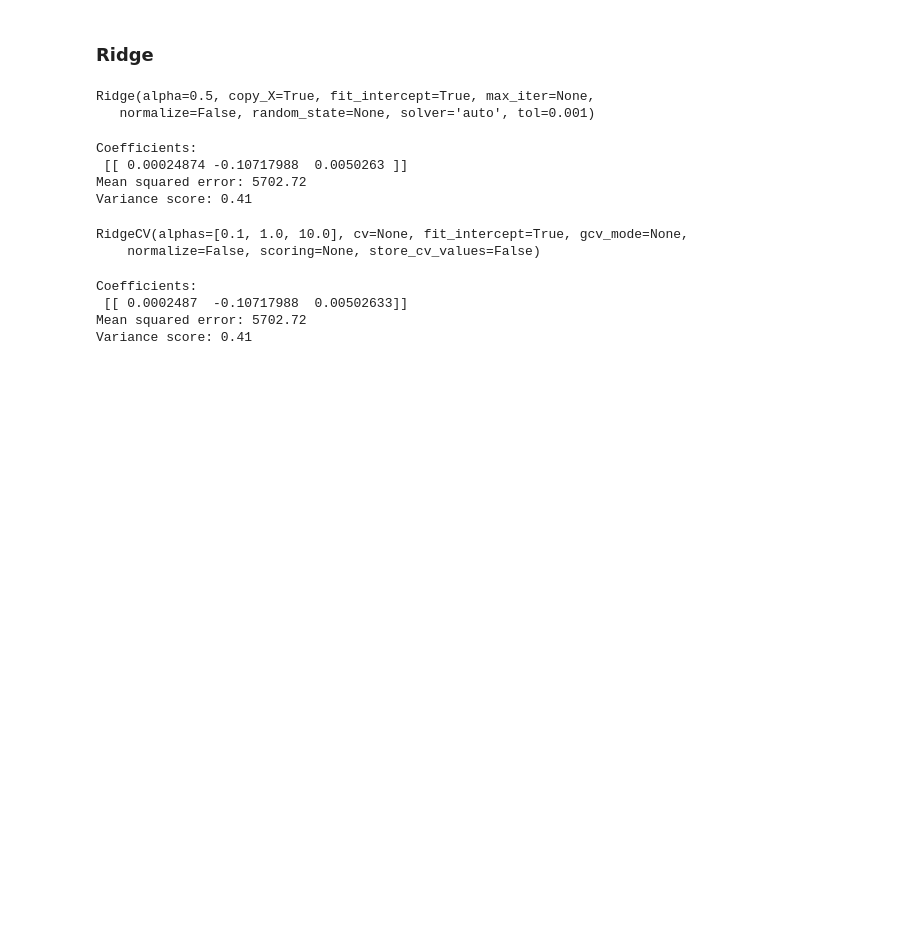
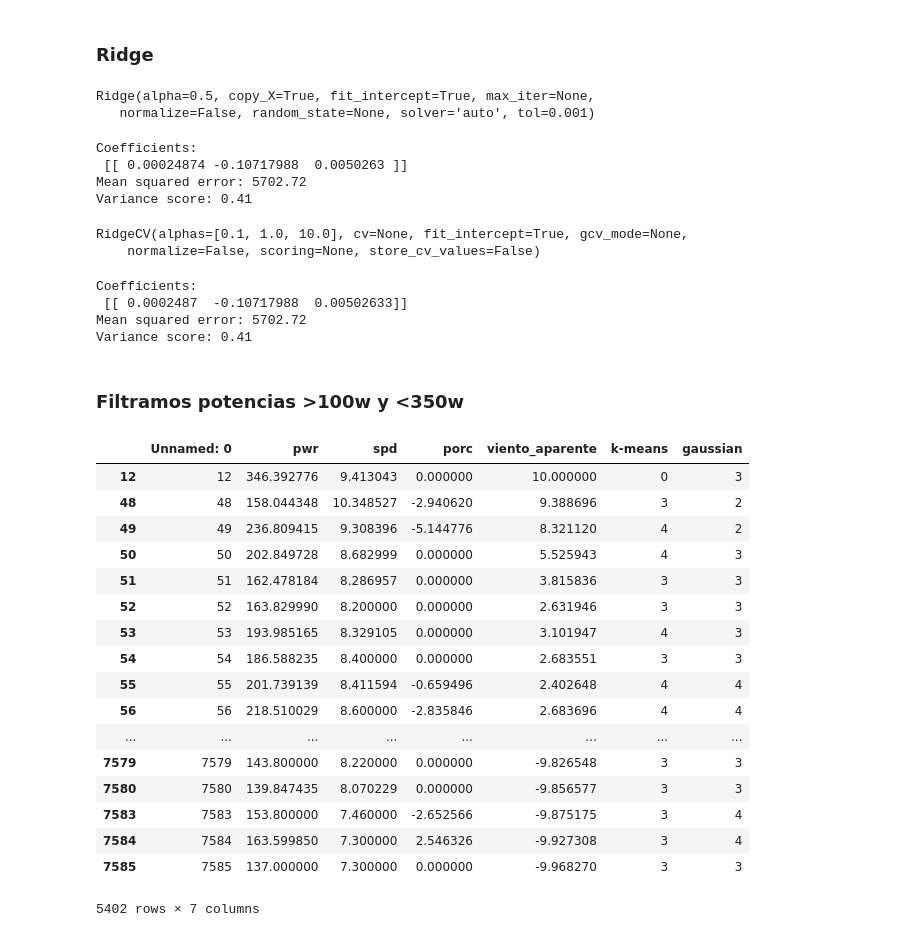
Before and after one commit to davidchepe/IM_KS, a Jupyter notebook: Machine Learning/Regression.ipynb, the cells around one changed output. Saved outputs shown, nothing was run; the diff lists cells and outputs as text; code cells hidden in the pictures; blank space fills up the shorter version.

```diff
--- a/Machine Learning/Regression.ipynb
+++ b/Machine Learning/Regression.ipynb
@@ -244,0 +247,2 @@ Variance score: 0.41
+# %% [markdown]
+### Filtramos potencias >100w y <350w
@@ -244,0 +251,21 @@ Variance score: 0.41
+# %%
+df_lm2
+# %% [output]
+|  | Unnamed: 0 | pwr | spd | porc | viento_aparente | k-means | gaussian |
+| 12 | 12 | 346.392776 | 9.413043 | 0.000000 | 10.000000 | 0 | 3 |
+| 48 | 48 | 158.044348 | 10.348527 | -2.940620 | 9.388696 | 3 | 2 |
+| 49 | 49 | 236.809415 | 9.308396 | -5.144776 | 8.321120 | 4 | 2 |
+| 50 | 50 | 202.849728 | 8.682999 | 0.000000 | 5.525943 | 4 | 3 |
+| 51 | 51 | 162.478184 | 8.286957 | 0.000000 | 3.815836 | 3 | 3 |
+| 52 | 52 | 163.829990 | 8.200000 | 0.000000 | 2.631946 | 3 | 3 |
+| 53 | 53 | 193.985165 | 8.329105 | 0.000000 | 3.101947 | 4 | 3 |
+| 54 | 54 | 186.588235 | 8.400000 | 0.000000 | 2.683551 | 3 | 3 |
+| 55 | 55 | 201.739139 | 8.411594 | -0.659496 | 2.402648 | 4 | 4 |
+| 56 | 56 | 218.510029 | 8.600000 | -2.835846 | 2.683696 | 4 | 4 |
+| ... | ... | ... | ... | ... | ... | ... | ... |
+| 7579 | 7579 | 143.800000 | 8.220000 | 0.000000 | -9.826548 | 3 | 3 |
+| 7580 | 7580 | 139.847435 | 8.070229 | 0.000000 | -9.856577 | 3 | 3 |
+| 7583 | 7583 | 153.800000 | 7.460000 | -2.652566 | -9.875175 | 3 | 4 |
+| 7584 | 7584 | 163.599850 | 7.300000 | 2.546326 | -9.927308 | 3 | 4 |
+| 7585 | 7585 | 137.000000 | 7.300000 | 0.000000 | -9.968270 | 3 | 3 |
+5402 rows × 7 columns
```
Also changed, not shown: parts of 19 cells of this notebook.
